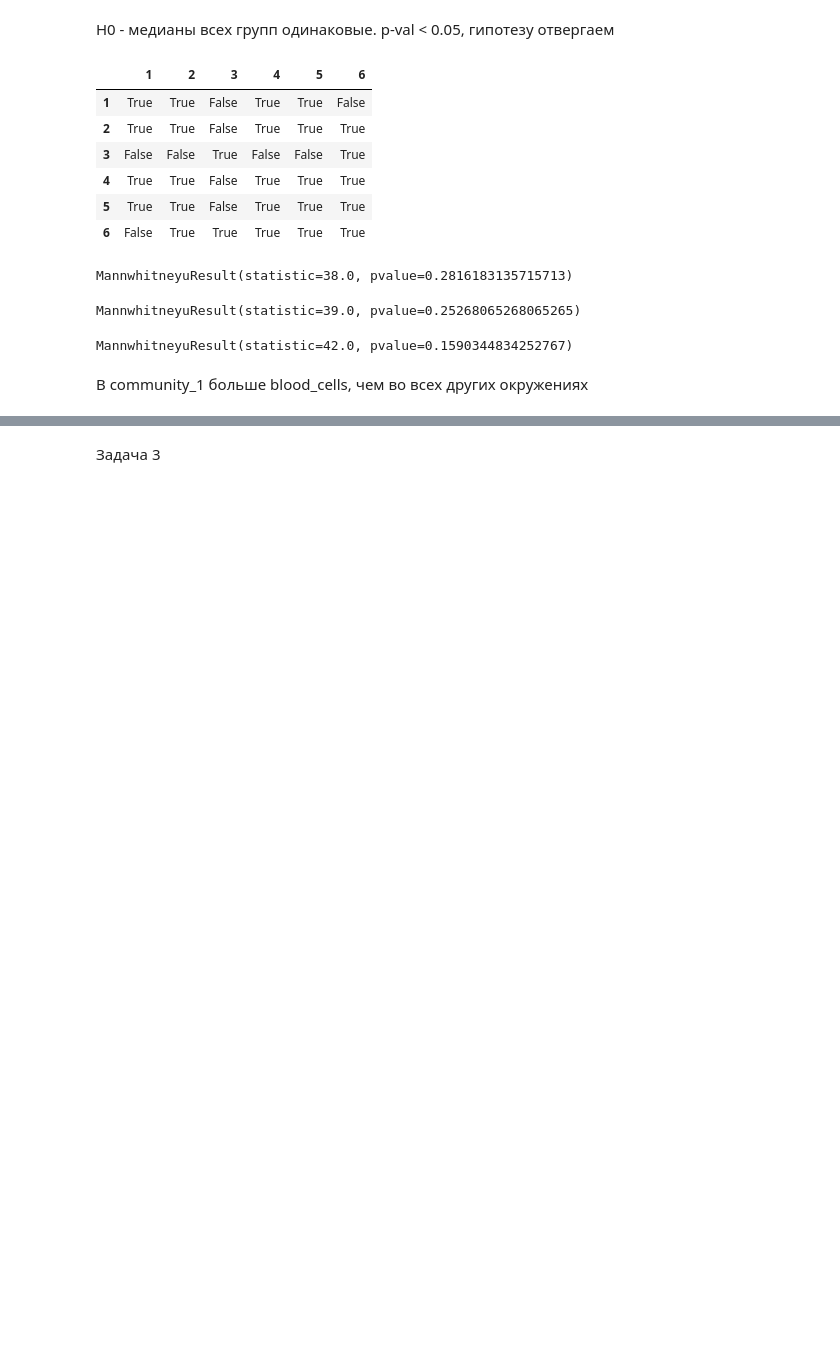
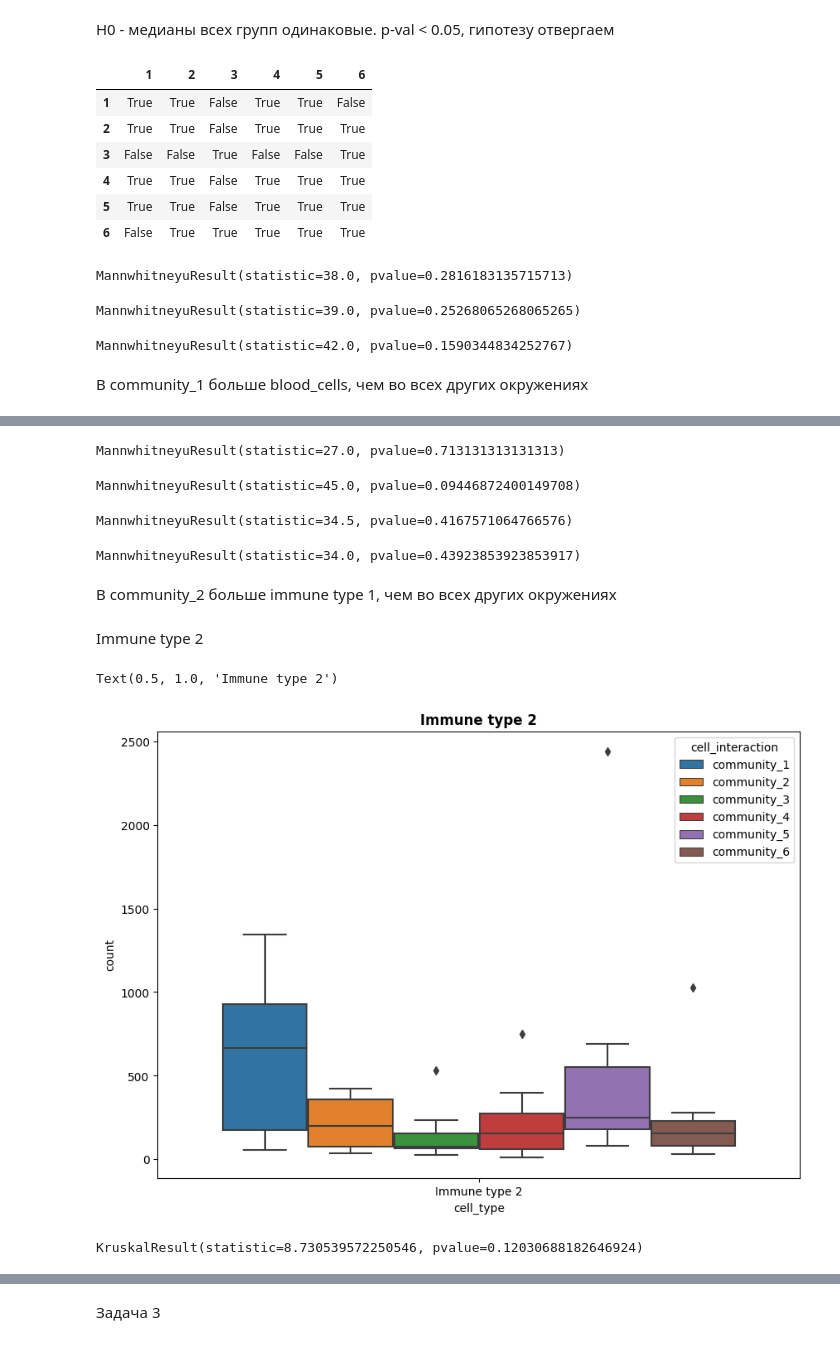
Before and after one commit to MarinaGrad/SF-data-science22, a Jupyter notebook: homework/Community_ dataset/HW4_MG.ipynb, the cells around one changed output, grey strips where cells are left out. Saved outputs shown, nothing was run; the diff lists cells and outputs as text; code cells hidden in the pictures; blank space fills up the shorter version.

```diff
--- a/homework/Community_ dataset/HW4_MG.ipynb
+++ b/homework/Community_ dataset/HW4_MG.ipynb
@@ -370,0 +466,50 @@ MannwhitneyuResult(statistic=42.0, pvalue=0.1590344834252767)
+# %%
+stats.mannwhitneyu(x=immune_type1[immune_type1['cell_interaction'] == 'community_2']['count'],
+                   y=immune_type1[immune_type1['cell_interaction'] == 'community_5']['count'],
+                   alternative='greater')
+# %% [output]
+MannwhitneyuResult(statistic=27.0, pvalue=0.713131313131313)
+# %%
+stats.mannwhitneyu(x=immune_type1[immune_type1['cell_interaction'] == 'community_2']['count'],
+                   y=immune_type1[immune_type1['cell_interaction'] == 'community_1']['count'],
+                   alternative='greater')
+# %% [output]
+MannwhitneyuResult(statistic=45.0, pvalue=0.09446872400149708)
+# %%
+stats.mannwhitneyu(x=immune_type1[immune_type1['cell_interaction'] == 'community_2']['count'],
+                   y=immune_type1[immune_type1['cell_interaction'] == 'community_3']['count'],
+                   alternative='greater')
+# %% [output]
+MannwhitneyuResult(statistic=34.5, pvalue=0.4167571064766576)
+# %%
+stats.mannwhitneyu(x=immune_type1[immune_type1['cell_interaction'] == 'community_2']['count'],
+                   y=immune_type1[immune_type1['cell_interaction'] == 'community_6']['count'],
+                   alternative='greater')
+# %% [output]
+MannwhitneyuResult(statistic=34.0, pvalue=0.43923853923853917)
+# %% [markdown]
+В community_2 больше immune type 1, чем во всех других окружениях
+# %% [markdown]
+Immune type 2
+# %%
+immune_type2 = df_interaction[df_interaction['cell_type'] == 'Immune type 2']
+immune_type2
+# %%
+fig, ax = plt.subplots()
+fig.set_size_inches(10,7)
+
+sns.boxplot(x=immune_type2['cell_type'], y=immune_type2['count'], hue = immune_type2['cell_interaction'])
+ax.set_title('Immune type 2', fontweight='bold')
+# %% [output]
+Text(0.5, 1.0, 'Immune type 2')
+[figure, added]
+# %%
+stats.kruskal(immune_type2[immune_type2['cell_interaction'] == 'community_1']['count'],
+              immune_type2[immune_type2['cell_interaction'] == 'community_2']['count'],
+              immune_type2[immune_type2['cell_interaction'] == 'community_3']['count'],
+              immune_type2[immune_type2['cell_interaction'] == 'community_4']['count'],
+              immune_type2[immune_type2['cell_interaction'] == 'community_5']['count'],
+              immune_type2[immune_type2['cell_interaction'] == 'community_6']['count']
+                )
+# %% [output]
+KruskalResult(statistic=8.730539572250546, pvalue=0.12030688182646924)
```
Also changed, not shown: parts of 59 cells of this notebook.
